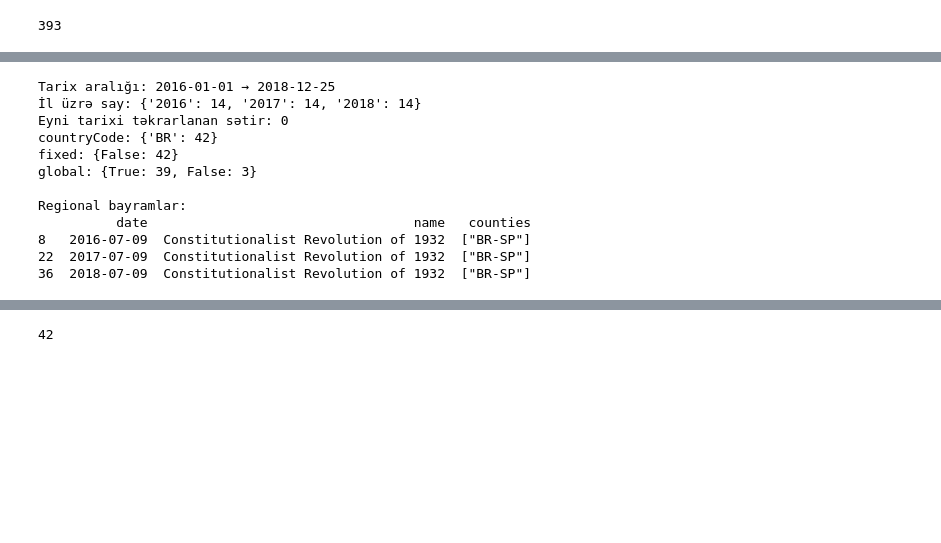
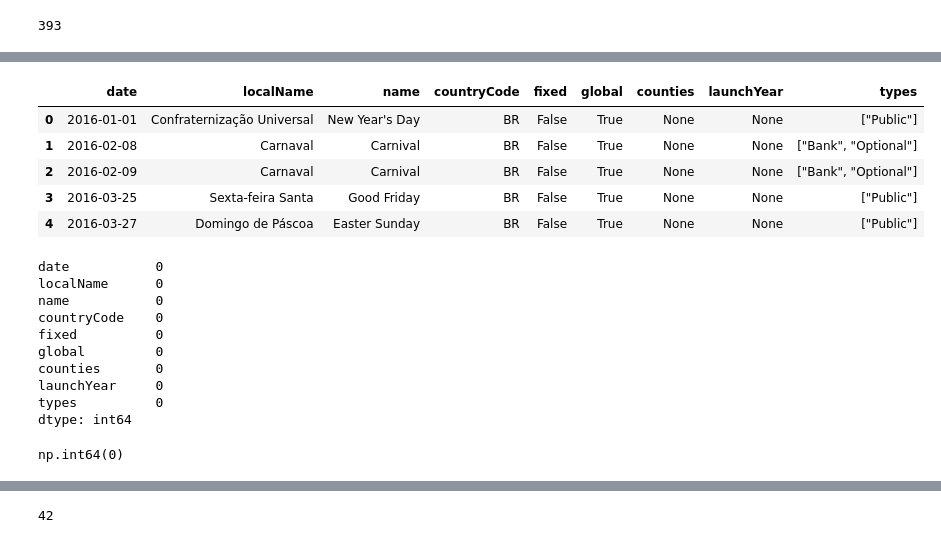
Before and after one commit to abasovmanaf-3267/olist-ecommerce-analytics, a Jupyter notebook: notebooks/02_silver_cleaning/02_silver_a.ipynb, the cells around one changed output, grey strips where cells are left out. Drawn from its saved outputs; the diff is of its cells as text; code cells hidden in the pictures; blank space fills up the shorter version.

```diff
--- a/notebooks/02_silver_cleaning/02_silver_a.ipynb
+++ b/notebooks/02_silver_cleaning/02_silver_a.ipynb
@@ -684,23 +538,27 @@ Tam təkrar sətir: 0
-# %%
-print("Tarix aralığı:", hol["date"].min(), "→", hol["date"].max())
-print("İl üzrə say:", hol["date"].astype(str).str[:4].value_counts().sort_index().to_dict())
-print("Eyni tarixi təkrarlanan sətir:", hol["date"].duplicated().sum())
-
-for c in ["countryCode", "fixed", "global"]:
-    print(f"{c}:", hol[c].value_counts().to_dict())
-
-print("\nRegional bayramlar:")
-print(hol[hol["global"].astype(str) == "False"][["date", "name", "counties"]].to_string())
-# %% [output]
-Tarix aralığı: 2016-01-01 → 2018-12-25
-İl üzrə say: {'2016': 14, '2017': 14, '2018': 14}
-Eyni tarixi təkrarlanan sətir: 0
-countryCode: {'BR': 42}
-fixed: {False: 42}
-global: {True: 39, False: 3}
-
-Regional bayramlar:
-          date                                  name   counties
-8   2016-07-09  Constitutionalist Revolution of 1932  ["BR-SP"]
-22  2017-07-09  Constitutionalist Revolution of 1932  ["BR-SP"]
-36  2018-07-09  Constitutionalist Revolution of 1932  ["BR-SP"]
+# %%
+hol.head()
+# %% [output]
+|  | date | localName | name | countryCode | fixed | global | counties | launchYear | types |
+| 0 | 2016-01-01 | Confraternização Universal | New Year's Day | BR | False | True | None | None | ["Public"] |
+| 1 | 2016-02-08 | Carnaval | Carnival | BR | False | True | None | None | ["Bank", "Optional"] |
+| 2 | 2016-02-09 | Carnaval | Carnival | BR | False | True | None | None | ["Bank", "Optional"] |
+| 3 | 2016-03-25 | Sexta-feira Santa | Good Friday | BR | False | True | None | None | ["Public"] |
+| 4 | 2016-03-27 | Domingo de Páscoa | Easter Sunday | BR | False | True | None | None | ["Public"] |
+# %%
+(hol == "").sum()
+# %% [output]
+date           0
+localName      0
+name           0
+countryCode    0
+fixed          0
+global         0
+counties       0
+launchYear     0
+types          0
+dtype: int64
+# %%
+# dublikatları yoxlayaq
+hol.duplicated().sum()
+# %% [output]
+np.int64(0)
```
Also changed, not shown: parts of 85 cells of this notebook.
